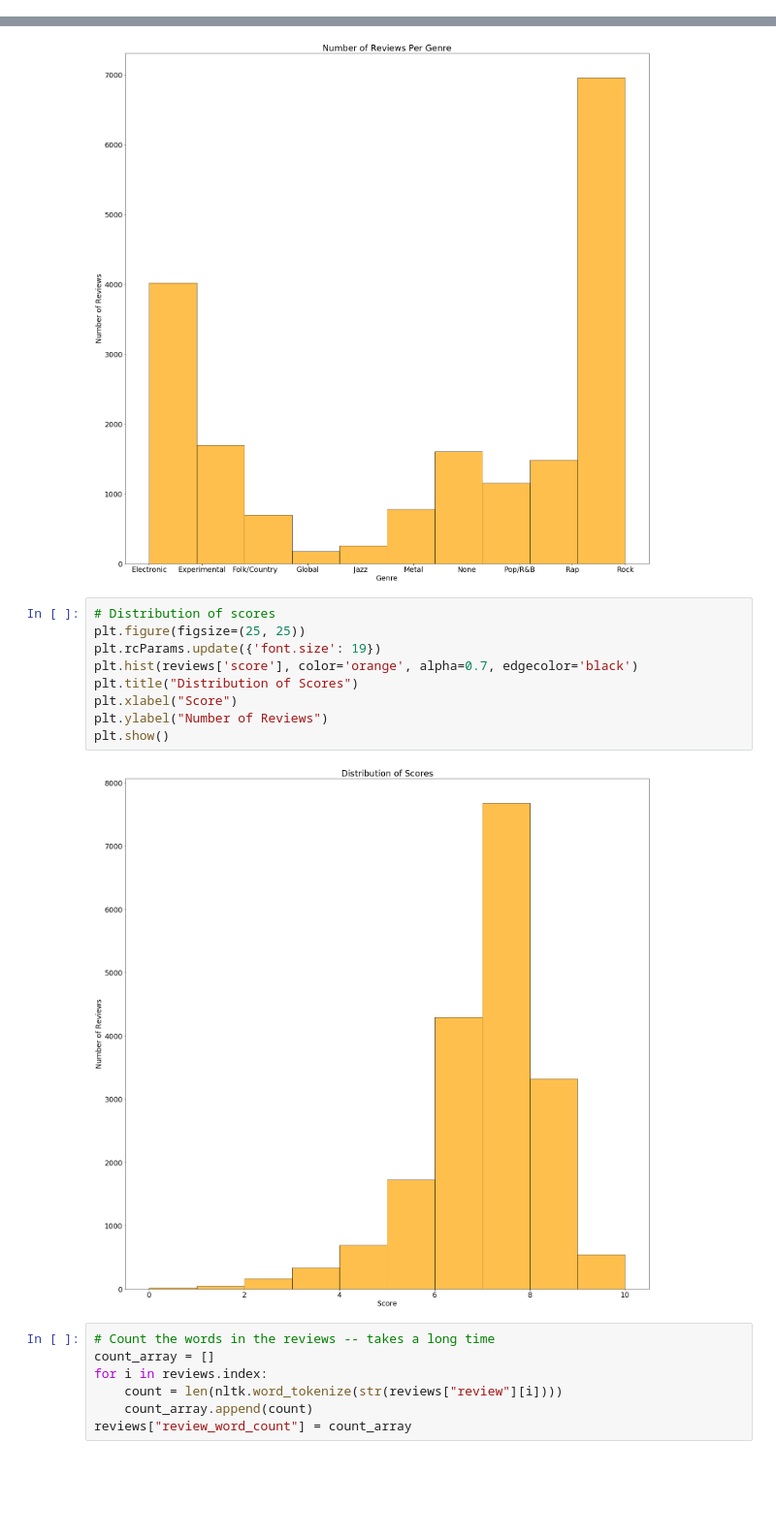
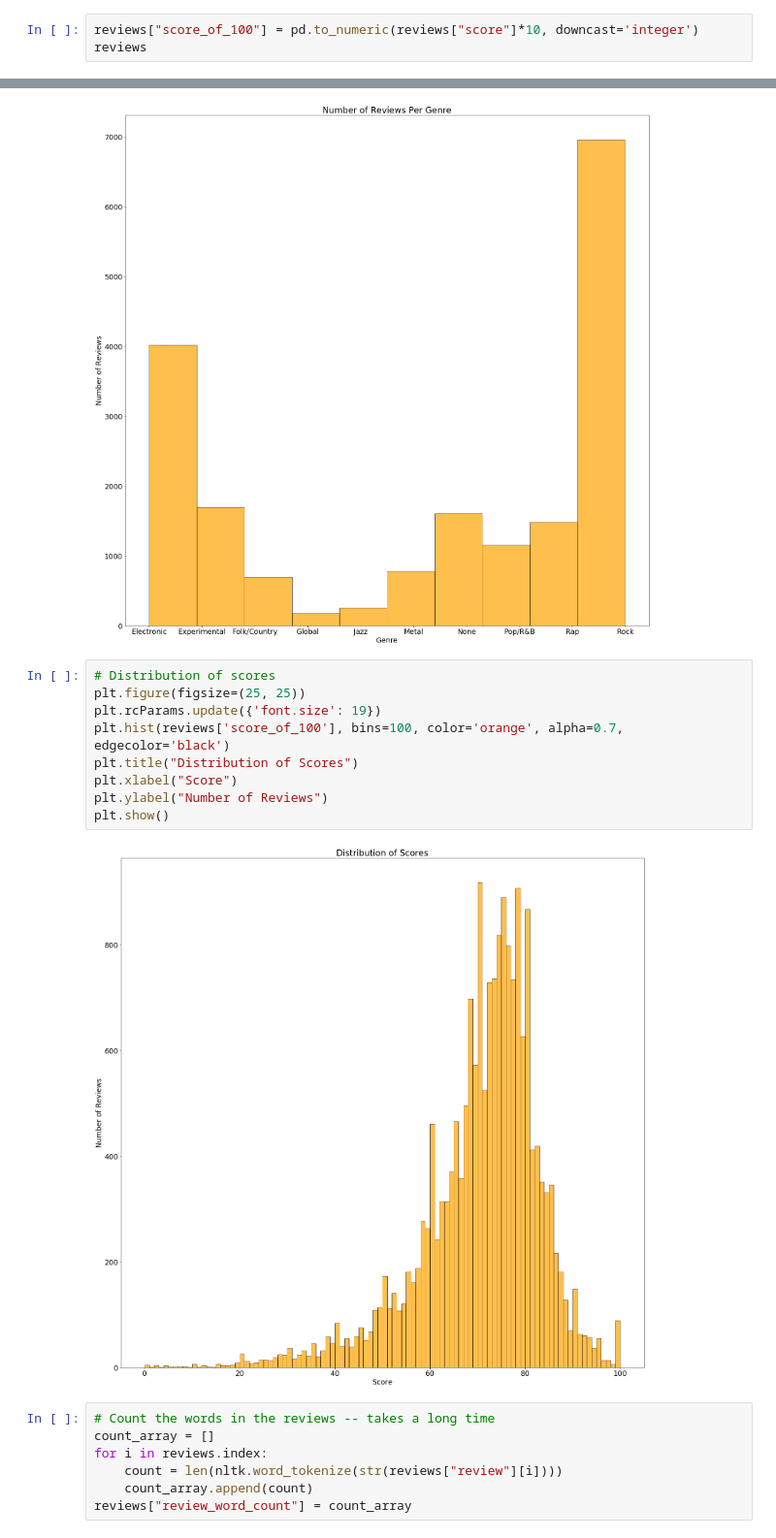
Before and after one commit to abourn/370-final, a Jupyter notebook: pitchfork.ipynb, the cells around one changed output, grey strips where cells are left out. Shown at 97% size. Cells and saved outputs as stored; diff of their text form; blank space fills up the shorter version.

Commit message:
make score out of 100, fix associated histogram

```diff
--- a/pitchfork.ipynb
+++ b/pitchfork.ipynb
@@ -30,3 +30,6 @@ reviews = data[data.artist != "Various Artists"]
 # %%
 #Convert date column to date values
 reviews['date'] = pd.to_datetime(reviews['date'])
+# %%
+reviews["score_of_100"] = pd.to_numeric(reviews["score"]*10, downcast='integer')
+reviews
@@ -62,14 +84,14 @@ plt.show()
 # %%
 # Distribution of scores
 plt.figure(figsize=(25, 25))
 plt.rcParams.update({'font.size': 19})
-plt.hist(reviews['score'], color='orange', alpha=0.7, edgecolor='black')
+plt.hist(reviews['score_of_100'], bins=100, color='orange', alpha=0.7, edgecolor='black')
 plt.title("Distribution of Scores")
 plt.xlabel("Score")
 plt.ylabel("Number of Reviews")
 plt.show()
 # %% [output]
-[figure, old version]
+[figure, new version]
 # %%
 # Count the words in the reviews -- takes a long time
 count_array = []
```
Also changed, not shown: parts of 1 cell of this notebook.
